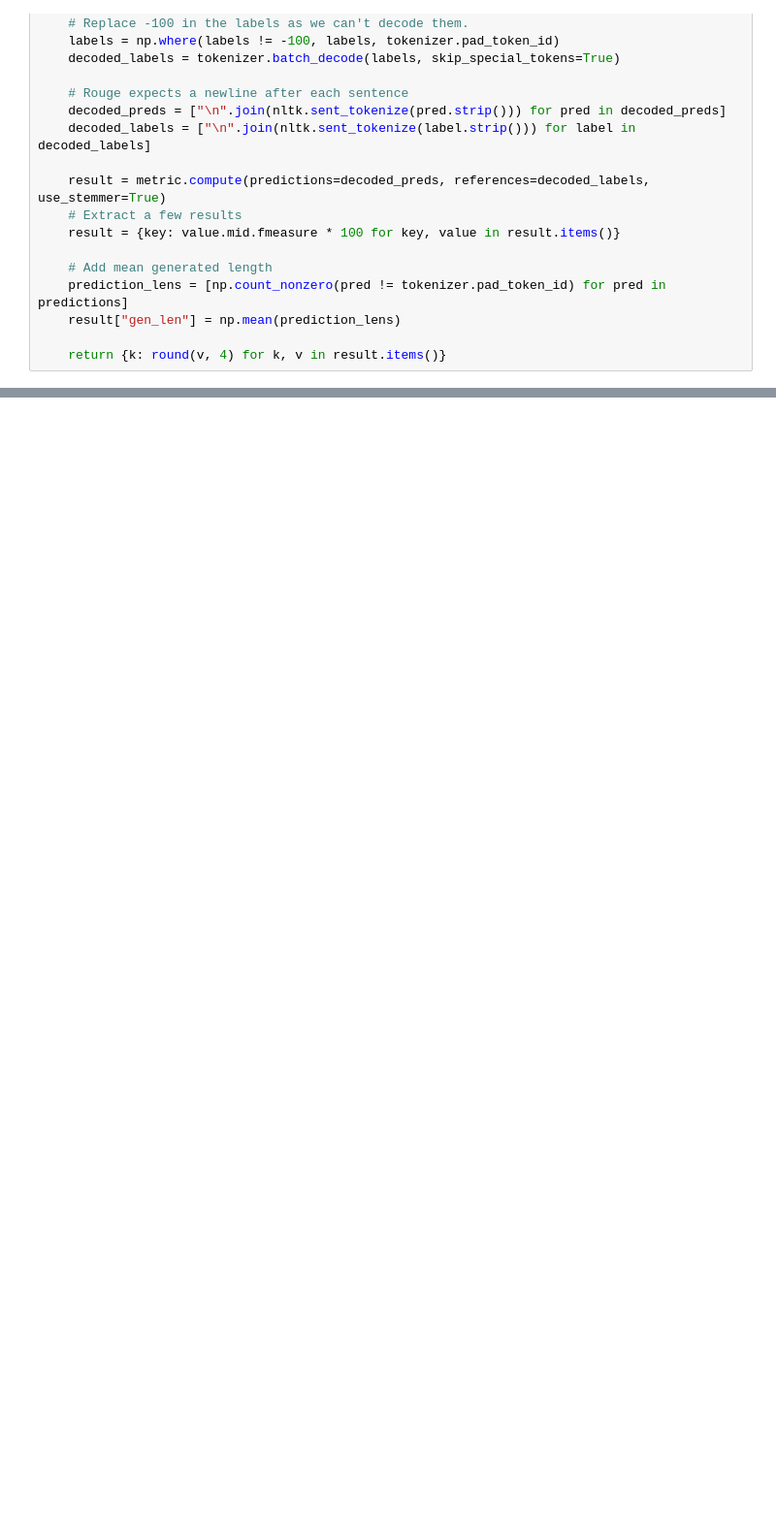
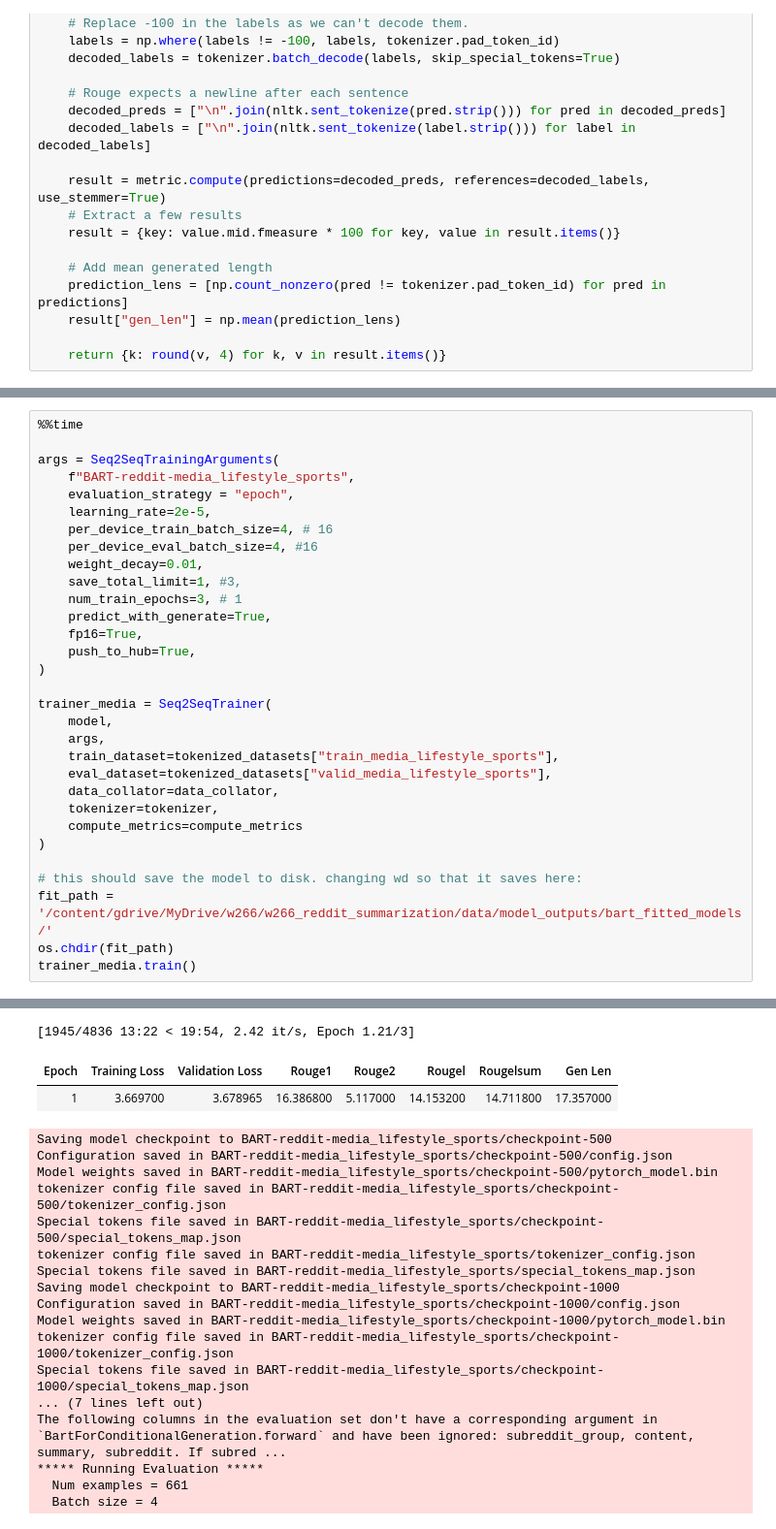
Before and after one commit to trevor-johnson/w266_reddit_summarization, a Jupyter notebook: modeling/BART/BART_training.ipynb, the cells around one changed output, grey strips where cells are left out. Shown at 97% size. Drawn from its saved outputs; the diff is of its cells as text; blank space fills up the shorter version.

```diff
--- a/modeling/BART/BART_training.ipynb
+++ b/modeling/BART/BART_training.ipynb
@@ -280,0 +429,32 @@ def compute_metrics(eval_pred):
+# %%
+%%time
+
+args = Seq2SeqTrainingArguments(
+    f"BART-reddit-media_lifestyle_sports",
+    evaluation_strategy = "epoch",
+    learning_rate=2e-5,
+    per_device_train_batch_size=4, # 16
+    per_device_eval_batch_size=4, #16
+    weight_decay=0.01,
+    save_total_limit=1, #3,
+    num_train_epochs=3, # 1
+    predict_with_generate=True,
+    fp16=True,
+    push_to_hub=True,
+)
+
+trainer_media = Seq2SeqTrainer(
+    model,
+    args,
+    train_dataset=tokenized_datasets["train_media_lifestyle_sports"],
+    eval_dataset=tokenized_datasets["valid_media_lifestyle_sports"],
+    data_collator=data_collator,
+    tokenizer=tokenizer,
+    compute_metrics=compute_metrics
+)
+
+# this should save the model to disk. changing wd so that it saves here:
+fit_path = '/content/gdrive/MyDrive/w266/w266_reddit_summarization/data/model_outputs/bart_fitted_models/'
+os.chdir(fit_path)
+trainer_media.train()
+# %% [output]
@@ -280,0 +474,20 @@ def compute_metrics(eval_pred):
+[1945/4836 13:22 < 19:54, 2.42 it/s, Epoch 1.21/3]
+| Epoch | Training Loss | Validation Loss | Rouge1 | Rouge2 | Rougel | Rougelsum | Gen Len |
+| 1 | 3.669700 | 3.678965 | 16.386800 | 5.117000 | 14.153200 | 14.711800 | 17.357000 |
+Saving model checkpoint to BART-reddit-media_lifestyle_sports/checkpoint-500
+Configuration saved in BART-reddit-media_lifestyle_sports/checkpoint-500/config.json
+Model weights saved in BART-reddit-media_lifestyle_sports/checkpoint-500/pytorch_model.bin
+tokenizer config file saved in BART-reddit-media_lifestyle_sports/checkpoint-500/tokenizer_config.json
+Special tokens file saved in BART-reddit-media_lifestyle_sports/checkpoint-500/special_tokens_map.json
+tokenizer config file saved in BART-reddit-media_lifestyle_sports/tokenizer_config.json
+Special tokens file saved in BART-reddit-media_lifestyle_sports/special_tokens_map.json
+Saving model checkpoint to BART-reddit-media_lifestyle_sports/checkpoint-1000
+Configuration saved in BART-reddit-media_lifestyle_sports/checkpoint-1000/config.json
+Model weights saved in BART-reddit-media_lifestyle_sports/checkpoint-1000/pytorch_model.bin
+tokenizer config file saved in BART-reddit-media_lifestyle_sports/checkpoint-1000/tokenizer_config.json
+Special tokens file saved in BART-reddit-media_lifestyle_sports/checkpoint-1000/special_tokens_map.json
+... (7 lines left out)
+The following columns in the evaluation set don't have a corresponding argument in `BartForConditionalGeneration.forward` and have been ignored: subreddit_group, content, summary, subreddit. If subred ...
+***** Running Evaluation *****
+  Num examples = 661
+  Batch size = 4
```
Also changed, not shown: parts of 28 cells of this notebook.
